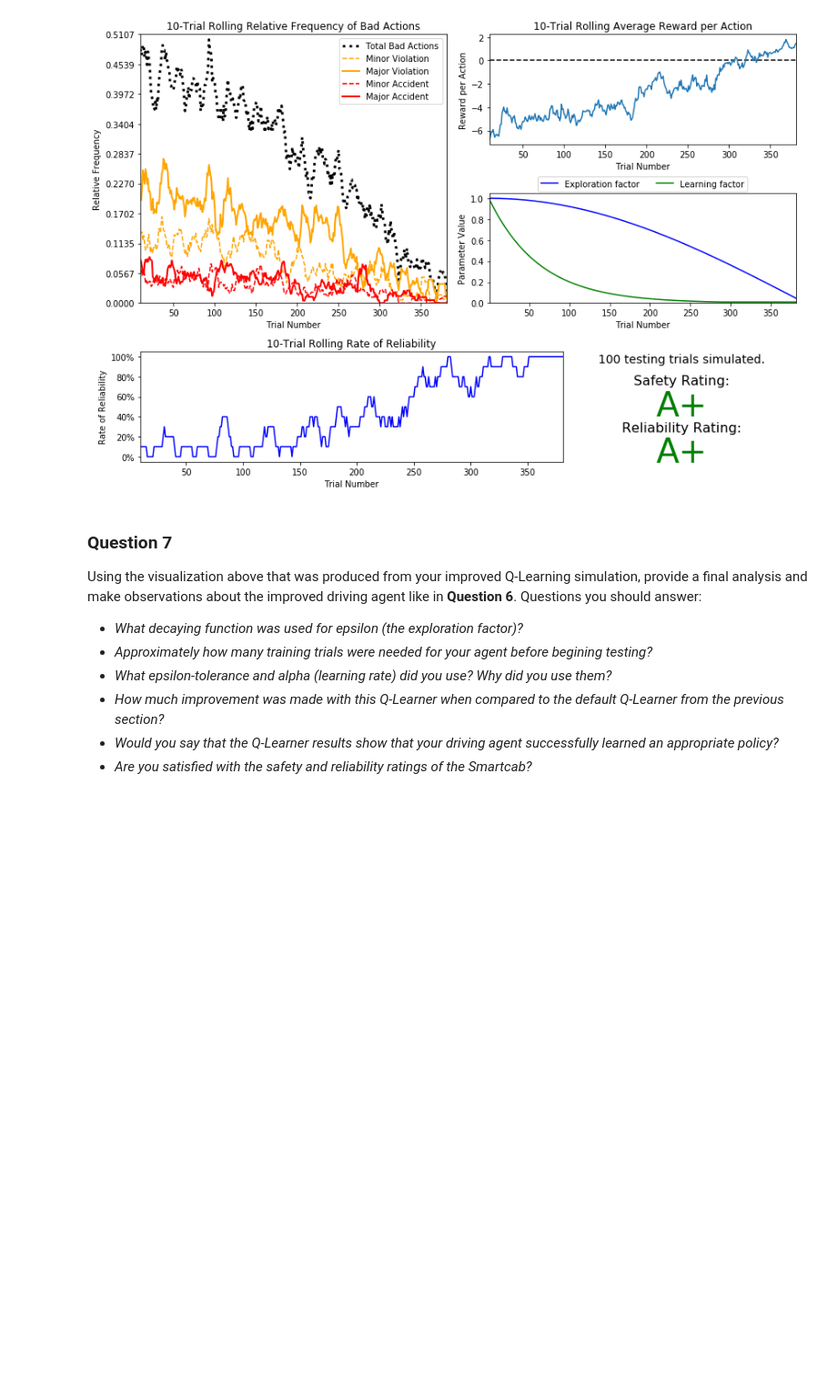
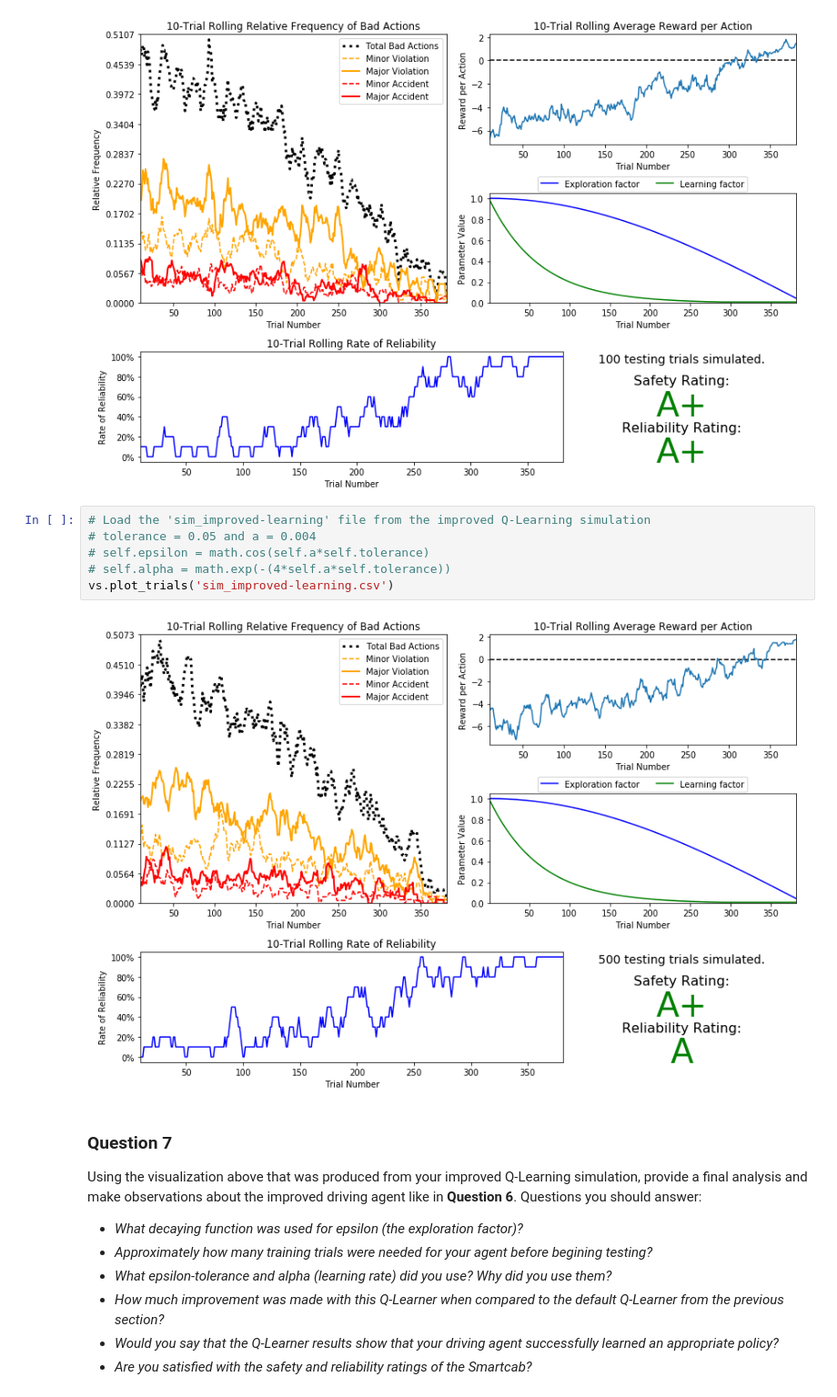
Before and after one commit to kushalsharma/smartcab, a Jupyter notebook: smartcab.ipynb, the cells around one changed output. Shown at 91% size. Saved outputs shown, nothing was run; the diff lists cells and outputs as text; blank space fills up the shorter version.

Commit message:
500 test trials

```diff
--- a/smartcab.ipynb
+++ b/smartcab.ipynb
@@ -312,6 +312,14 @@ vs.plot_trials('sim_improved-learning.csv')
 vs.plot_trials('sim_improved-learning.csv')
 # %% [output]
 [figure]
+# %%
+# Load the 'sim_improved-learning' file from the improved Q-Learning simulation
+# tolerance = 0.05 and a = 0.004
+# self.epsilon = math.cos(self.a*self.tolerance)
+# self.alpha = math.exp(-(4*self.a*self.tolerance))
+vs.plot_trials('sim_improved-learning.csv')
+# %% [output]
+[figure, added]
 # %% [markdown]
 ### Question 7
 Using the visualization above that was produced from your improved Q-Learning simulation, provide a final analysis and make observations about the improved driving agent like in **Question 6**. Questions you should answer:
```
Also changed, not shown: 4 other files.
